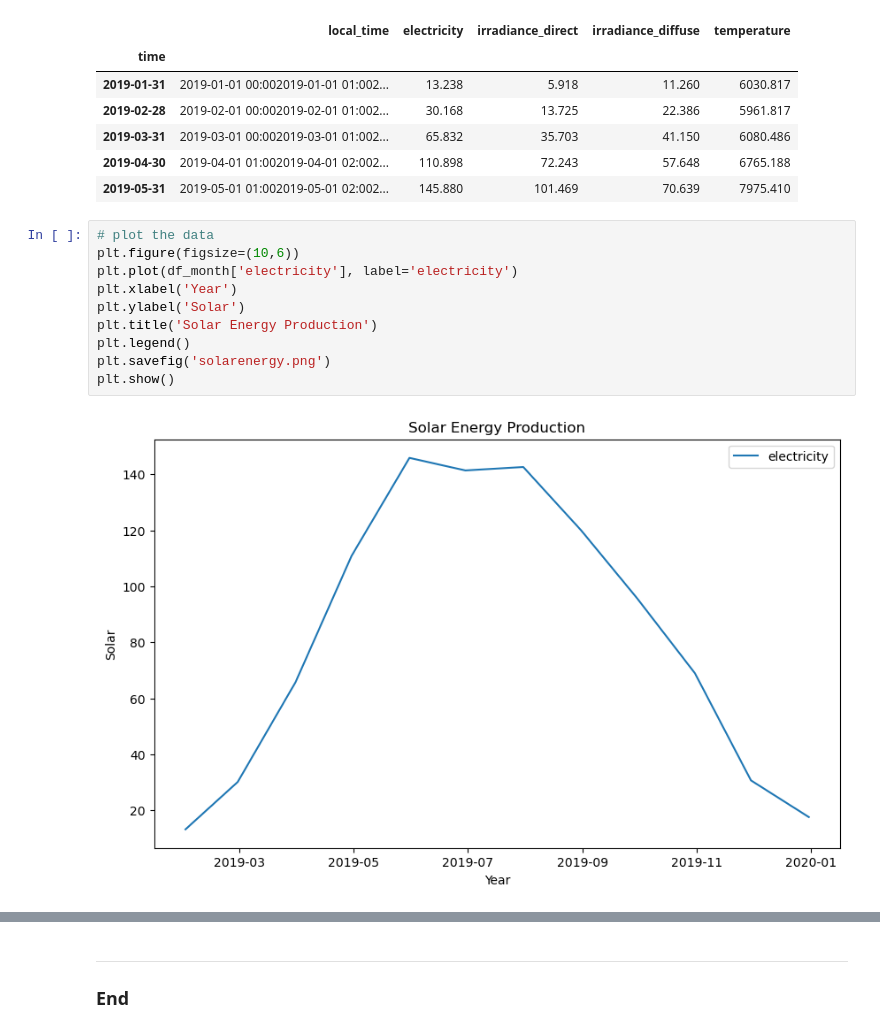
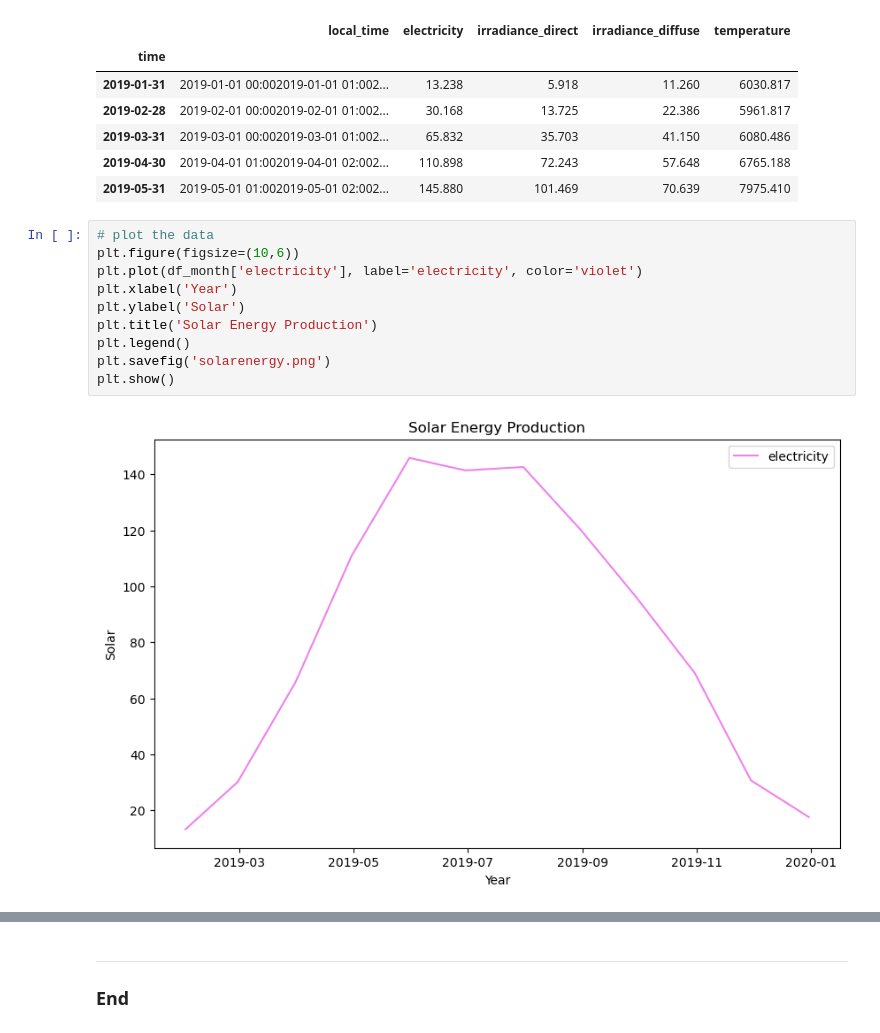
Before and after one commit to lryan30/PFDA-project, a Jupyter notebook: data/solarpower_2019.ipynb, the cells around one changed output, grey strips where cells are left out. Drawn from its saved outputs; the diff is of its cells as text.

```diff
--- a/data/solarpower_2019.ipynb
+++ b/data/solarpower_2019.ipynb
@@ -99,12 +99,12 @@ df_month.head()
 # %%
 # plot the data
 plt.figure(figsize=(10,6))
-plt.plot(df_month['electricity'], label='electricity')
+plt.plot(df_month['electricity'], label='electricity', color='violet')
 plt.xlabel('Year')
 plt.ylabel('Solar')
 plt.title('Solar Energy Production')
 plt.legend()
 plt.savefig('solarenergy.png')
 plt.show()
 # %% [output]
-[figure, old version]
+[figure, new version]
```
Also changed, not shown: parts of 2 cells of this notebook, 24 other files.
